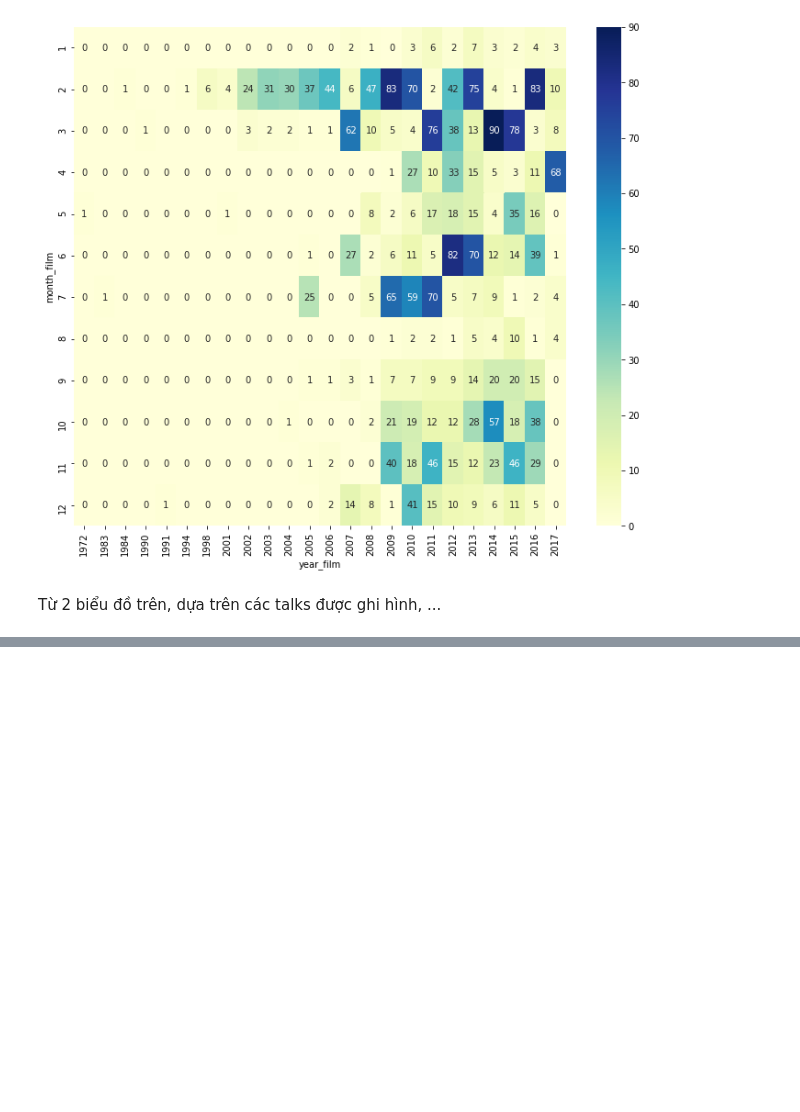
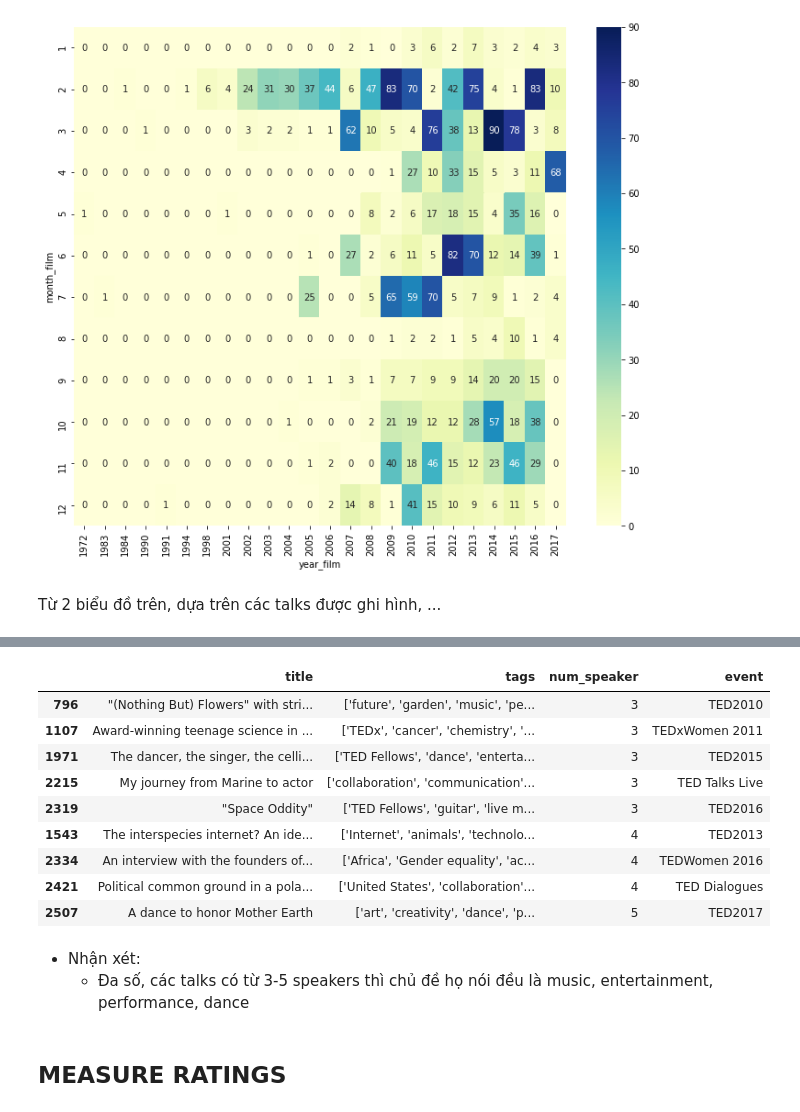
Before and after one commit to nguyenhuynhxuanmai/LTKHDL_FinalProject, a Jupyter notebook: 1712091_NguyenHuynhXuanMai.ipynb, the cells around one changed output, grey strips where cells are left out. Saved outputs shown, nothing was run; the diff lists cells and outputs as text; code cells hidden in the pictures; blank space fills up the shorter version.

```diff
--- a/1712091_NguyenHuynhXuanMai.ipynb
+++ b/1712091_NguyenHuynhXuanMai.ipynb
@@ -522,0 +605,18 @@ Từ 2 biểu đồ trên, dựa trên các talks được ghi hình, ...
+# %%
+ted[ted['num_speaker'] >= 3][['title', 'tags', 'num_speaker', 'event']].sort_values('num_speaker')
+# %% [output]
+|  | title | tags | num_speaker | event |
+| 796 | "(Nothing But) Flowers" with stri... | ['future', 'garden', 'music', 'pe... | 3 | TED2010 |
+| 1107 | Award-winning teenage science in ... | ['TEDx', 'cancer', 'chemistry', '... | 3 | TEDxWomen 2011 |
+| 1971 | The dancer, the singer, the celli... | ['TED Fellows', 'dance', 'enterta... | 3 | TED2015 |
+| 2215 | My journey from Marine to actor | ['collaboration', 'communication'... | 3 | TED Talks Live |
+| 2319 | "Space Oddity" | ['TED Fellows', 'guitar', 'live m... | 3 | TED2016 |
+| 1543 | The interspecies internet? An ide... | ['Internet', 'animals', 'technolo... | 4 | TED2013 |
+| 2334 | An interview with the founders of... | ['Africa', 'Gender equality', 'ac... | 4 | TEDWomen 2016 |
+| 2421 | Political common ground in a pola... | ['United States', 'collaboration'... | 4 | TED Dialogues |
+| 2507 | A dance to honor Mother Earth | ['art', 'creativity', 'dance', 'p... | 5 | TED2017 |
+# %% [markdown]
+- Nhận xét:
+    - Đa số, các talks có từ 3-5 speakers thì chủ đề họ nói đều là music, entertainment, performance, dance
+# %% [markdown]
+## MEASURE RATINGS
```
Also changed, not shown: parts of 11 cells of this notebook.
